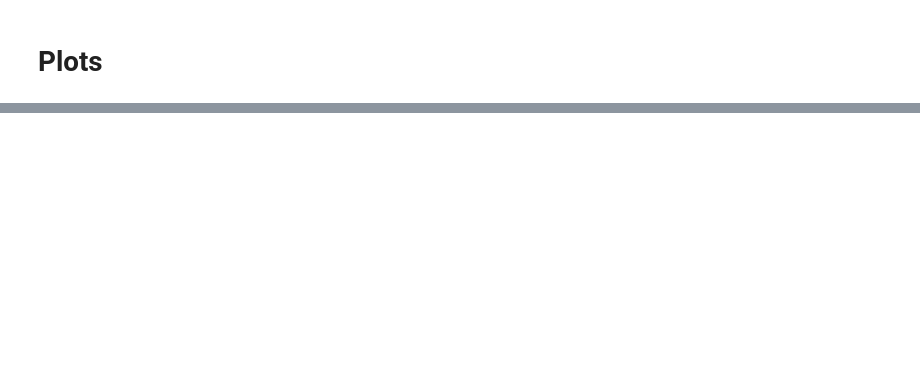
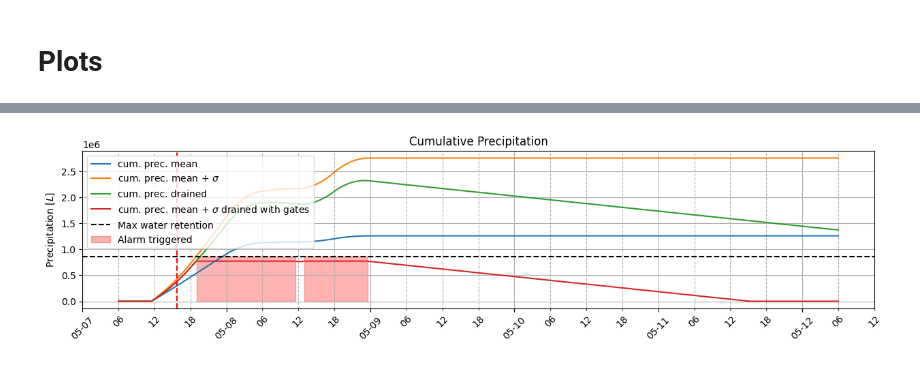
Before and after one commit to huegi/2024-dig-ind-mini-project, a Jupyter notebook: 02_real_time_data/notebooks/data_gathering.ipynb, the cells around one changed output, grey strips where cells are left out. Cells and saved outputs as stored; diff of their text form; code cells hidden in the pictures; blank space fills up the shorter version.

```diff
--- a/02_real_time_data/notebooks/data_gathering.ipynb
+++ b/02_real_time_data/notebooks/data_gathering.ipynb
@@ -23,6 +23,5 @@ RESAMPLE_MINUTES = 30
 TOTAL_COLLECTIONG_AREA = 808500 # m^2
 ABSORPTION_COEFFICIENT = 0.25
 BASIN_COLLECTION_AREA = TOTAL_COLLECTIONG_AREA * (1 - ABSORPTION_COEFFICIENT)
-
-DRAINAGE_PER_HOUR = 200000 # L/h
-DRAINAGE_PER_TIME_UNIT = DRAINAGE_PER_HOUR / (60 / RESAMPLE_MINUTES) # L
+RFB83_COLLECTION_AREA = BASIN_COLLECTION_AREA * 0.18
+RFB83_DELAY_MINUTES = 30
@@ -273,0 +252,90 @@ ax_settings(ax, "Wind direction forecast", r"Wind direction [$°$]")
+# %%
+fig, ax = plt.subplots(1, 1, figsize=(15, 3))
+
+df_tmp = pd.DataFrame(index=df.index)
+
+df_tmp["prec_mean_cumsum"] = (
+    df["prec_mean"].cumsum() * (RESAMPLE_MINUTES / 60) * RFB83_COLLECTION_AREA
+)
+df_tmp["prec_std_cumsum"] = (
+    df[["prec_mean", "prec_std"]].sum(axis=1).cumsum()
+    * (RESAMPLE_MINUTES / 60)
+    * RFB83_COLLECTION_AREA
+)
+
+df_tmp["prec_absolute"] = (
+    df[["prec_mean", "prec_std"]].sum(axis=1) * (RESAMPLE_MINUTES / 60) * RFB83_COLLECTION_AREA
+)
+df_tmp["prec_drained"] = 0
+
+for i in range(1, len(df_tmp)):
+    df_tmp.loc[df_tmp.index[i], "prec_drained"] = (
+        df_tmp["prec_drained"].iloc[i - 1] + df_tmp["prec_absolute"].iloc[i]
+    )
+    if df_tmp["prec_drained"].iloc[i] > RFB83_DRAINAGE_PER_TIME_UNIT:
+        df_tmp.loc[df_tmp.index[i], "prec_drained"] = (
+            df_tmp["prec_drained"].iloc[i] - RFB83_DRAINAGE_PER_TIME_UNIT
+        )
+    else:
+        df_tmp.loc[df_tmp.index[i], "prec_drained"] = 0
+
+# append drainage until prec_drained is 0
+df_tmp_extrapol = pd.DataFrame(
+    index=[df_tmp.index[-1] + pd.Timedelta(minutes=RESAMPLE_MINUTES)],
+    data={"prec_drained": df_tmp["prec_drained"].iloc[-1]},
+)
+
+while df_tmp_extrapol["prec_drained"].iloc[-1] > 0:
+    df_tmp_extrapol = pd.concat(
+        [
+            df_tmp_extrapol,
+            pd.DataFrame(
+                index=[df_tmp_extrapol.index[-1] + pd.Timedelta(minutes=RESAMPLE_MINUTES)],
+                data={
+                    "prec_drained": df_tmp_extrapol["prec_drained"].iloc[-1]
+                    - RFB83_DRAINAGE_PER_TIME_UNIT
+                },
+            ),
+        ]
+    )
+
+# calculate the drainage with opening the gates at a certain level
+df_tmp["prec_drained_with_gates"] = 0
+df_tmp["alarm"] = False
+
+for i in range(1, len(df_tmp)):
+    df_tmp.loc[df_tmp.index[i], "prec_drained_with_gates"] = (
+        df_tmp["prec_drained_with_gates"].iloc[i - 1] + df_tmp["prec_absolute"].iloc[i]
+    )
+    if df_tmp["prec_drained_with_gates"].iloc[i] > MAX_DRAINAGE_VOLUME_L:
+        df_tmp.loc[df_tmp.index[i], "prec_drained_with_gates"] = MAX_DRAINAGE_VOLUME_L
+        df_tmp.loc[df_tmp.index[i], "alarm"] = True
+    else:
+        if df_tmp["prec_drained_with_gates"].iloc[i] > RFB83_DRAINAGE_PER_TIME_UNIT:
+            df_tmp.loc[df_tmp.index[i], "prec_drained_with_gates"] = (
+                df_tmp["prec_drained_with_gates"].iloc[i] - RFB83_DRAINAGE_PER_TIME_UNIT
+            )
+        else:
+            df_tmp.loc[df_tmp.index[i], "prec_drained_with_gates"] = 0
+
+
+ax.plot(df_tmp["prec_mean_cumsum"], label="cum. prec. mean")
+ax.plot(df_tmp["prec_std_cumsum"], label=r"cum. prec. mean + $\sigma$")
+ax.plot(df_tmp["prec_drained"], label="cum. prec. drained")
+# ax.plot(df_tmp_extrapol, label="drainage extrapolated", linestyle="--", color="black")
+ax.plot(df_tmp["prec_drained_with_gates"], label="cum. prec. mean + $\sigma$ drained with gates")
+
+ax.axhline(L_WATER_TOTAL, color="black", linestyle="--", label="Max water retention")
+# red area where the alarm is triggered
+ax.fill_between(
+    df_tmp.index,
+    0,
+    L_WATER_TOTAL,
+    where=df_tmp["alarm"],
+    color="red",
+    alpha=0.3,
+    label="Alarm triggered",
+)
+ax_settings(ax, "Cumulative Precipitation", r"Precipitation [$L$]")
+# %% [output]
+[figure, added]
```
Also changed, not shown: parts of 9 cells of this notebook.
